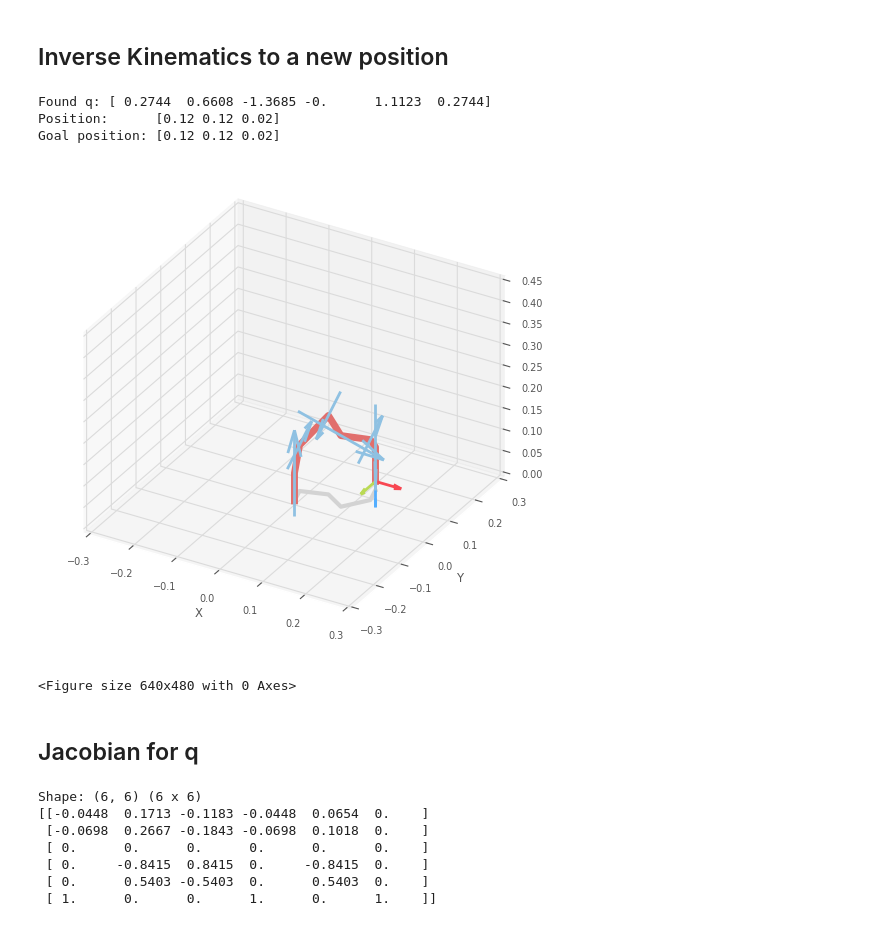
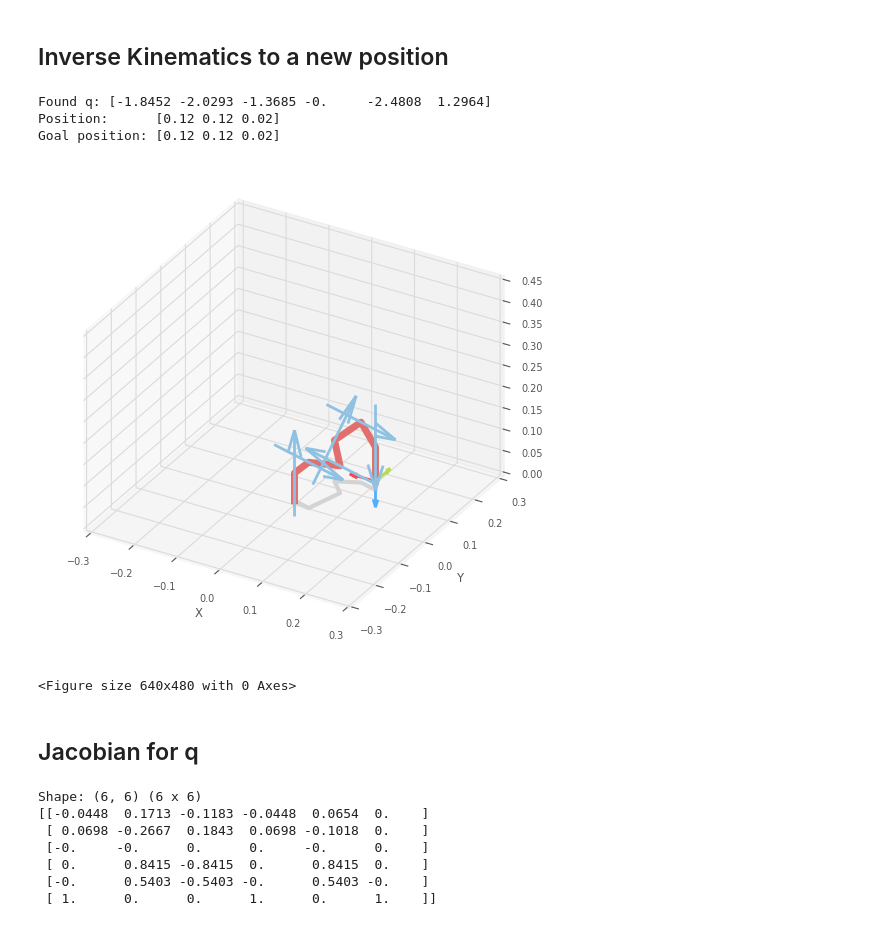
Before and after one commit to kyovchev/educational-robot, a Jupyter notebook: Kinematics/ModelETS.ipynb, the cells around one changed output. Saved outputs shown, nothing was run; the diff lists cells and outputs as text; code cells hidden in the pictures.

Commit message:
Use xyz order for rpy

```diff
--- a/Kinematics/ModelETS.ipynb
+++ b/Kinematics/ModelETS.ipynb
@@ -82,21 +82,21 @@ Position error: 3.46e-06 m
 # %% [markdown]
 ## Inverse Kinematics to a new position
 # %%
-q = SE3(0.12, 0.12, 0.02) * SE3.RPY(np.pi, 0, 0)
+q = SE3(0.12, 0.12, 0.02) * SE3.RPY(0, np.pi, 0, order="xyz")
 sol = robot.ikine_LM(q, q0=np.zeros(6))
 
 if sol.success:
     print(f"Found q: {np.round(sol.q, 4)}")
     print(f"Position:      {np.round(robot.fkine(sol.q).t, 4)}")
     print(f"Goal position: {np.round(q.t, 4)}")
     robot.plot(sol.q, limits=[-0.3,0.3,-0.3,0.3,0,0.45])
 else:
     print("Point is not reachable!")
 # %% [output]
-Found q: [ 0.2744  0.6608 -1.3685 -0.      1.1123  0.2744]
+Found q: [-1.8452 -2.0293 -1.3685 -0.     -2.4808  1.2964]
 Position:      [0.12 0.12 0.02]
 Goal position: [0.12 0.12 0.02]
-[figure, old version]
+[figure, new version]
 <Figure size 640x480 with 0 Axes>
 # %% [markdown]
 ## Jacobian for q
@@ -107,8 +107,8 @@ print(np.round(J, 4))
 # %% [output]
 Shape: (6, 6) (6 x 6)
 [[-0.0448  0.1713 -0.1183 -0.0448  0.0654  0.    ]
- [-0.0698  0.2667 -0.1843 -0.0698  0.1018  0.    ]
- [ 0.      0.      0.      0.      0.      0.    ]
- [ 0.     -0.8415  0.8415  0.     -0.8415  0.    ]
- [ 0.      0.5403 -0.5403  0.      0.5403  0.    ]
+ [ 0.0698 -0.2667  0.1843  0.0698 -0.1018  0.    ]
+ [-0.     -0.      0.      0.     -0.      0.    ]
+ [ 0.      0.8415 -0.8415  0.      0.8415  0.    ]
+ [-0.      0.5403 -0.5403 -0.      0.5403 -0.    ]
  [ 1.      0.      0.      1.      0.      1.    ]]
```
Also changed, not shown: parts of 2 cells of this notebook, 3 other files.
